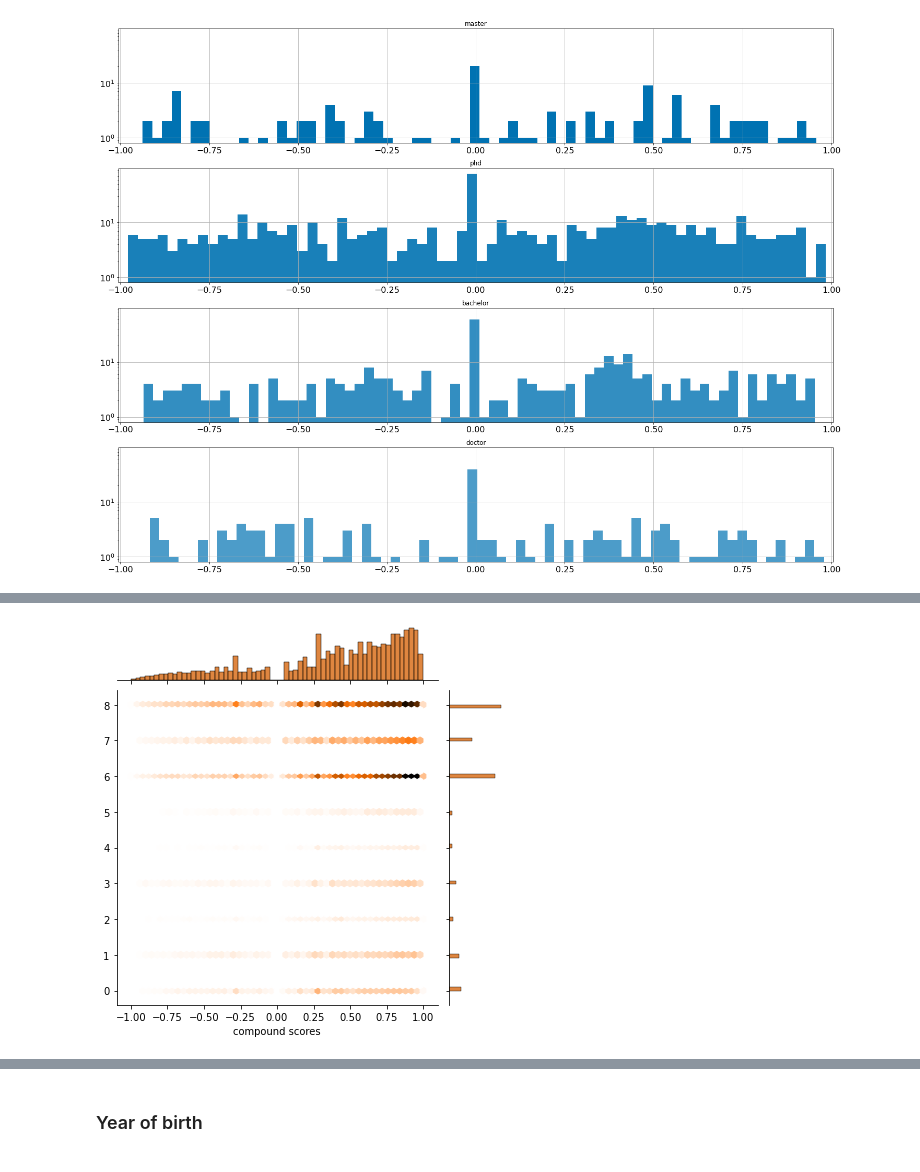
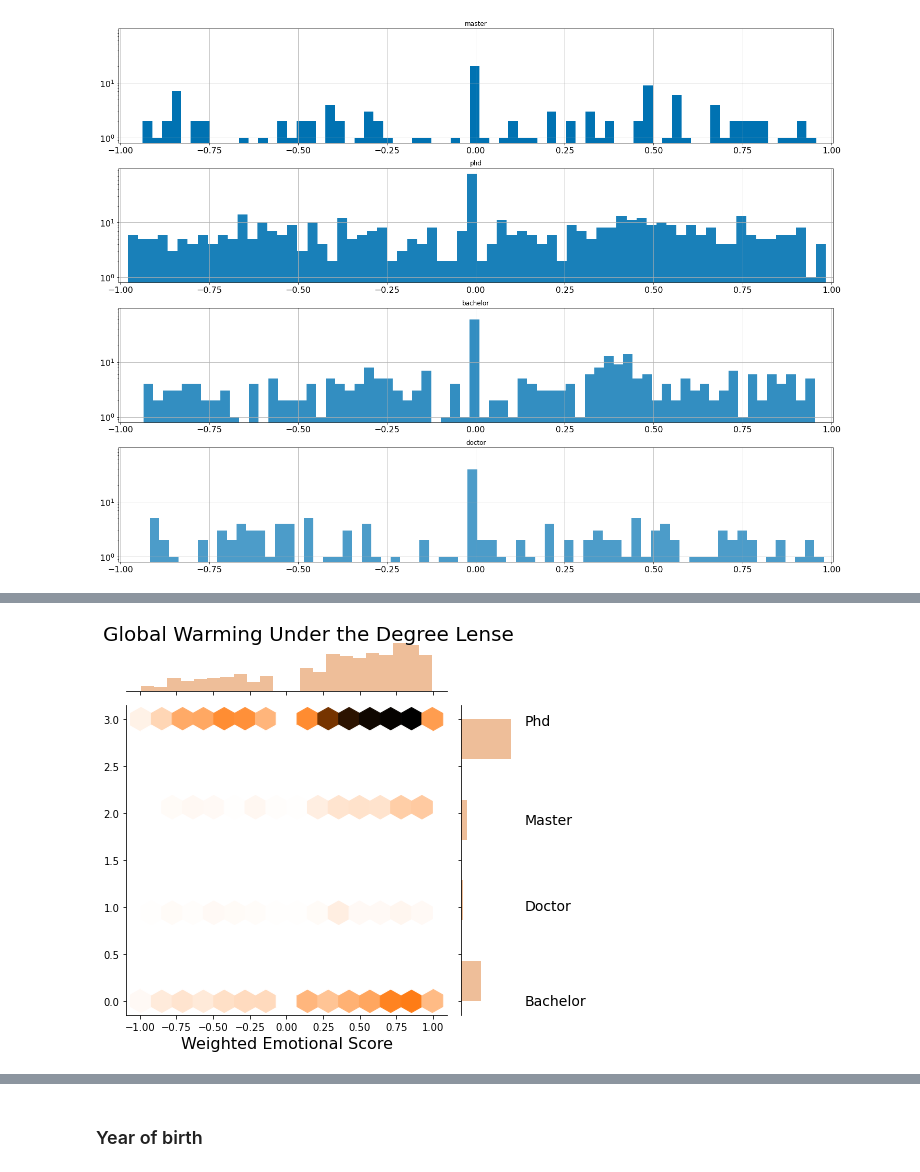
Before and after one commit to epfl-ada/ada-2021-project-272, a Jupyter notebook: Project.ipynb, the cells around one changed output, grey strips where cells are left out. Saved outputs shown, nothing was run; the diff lists cells and outputs as text; code cells hidden in the pictures.

```diff
--- a/Project.ipynb
+++ b/Project.ipynb
@@ -1408,11 +1339,26 @@ None
-# %%
-enc = LabelEncoder()
-enc.fit( gw_at_nat['nation'])
-rel_num= enc.transform( gw_at_nat[ (np.abs(gw_at_nat['compound scores'] ) >=0.05)]['nation'])
-
-
-sns.jointplot(gw_at_nat[np.abs(gw_at_nat['compound scores'] ) >=0.05]['compound scores'], rel_num, kind="hex", color = 'C2', alpha = 1)
-#plt.xlabel('Weighted Emotional Score')
-None
-# %% [output]
-[figure, removed]
+# %%
+# econode the degree attributes to numbers to be able to plot
+
+enc = LabelEncoder()
+enc.fit( gw_at_deg['degree'])
+degrees_num= enc.transform( gw_at_deg[np.abs(gw_at_deg['compound scores'] ) >=0.1]['degree'])
+
+g=sns.jointplot(gw_at_deg[np.abs(gw_at_deg['compound scores'] ) >=0.1]['compound scores'],degrees_num, kind="hex", color = 'C2')
+g.ax_joint.set_xlabel('Weighted Emotional Score', fontsize=16)
+
+# include the proper labels on the right of the graphs since jointplots do not allow us to change the ylabels
+g.fig.text( 1, 0.78,'Phd', fontsize=14)
+g.fig.text( 1, 0.55,'Master', fontsize=14)
+g.fig.text( 1, 0.35,'Doctor', fontsize=14)
+g.fig.text( 1, 0.13,'Bachelor', fontsize=14)
+
+g.fig.tight_layout()
+g.fig.suptitle('Global Warming Under the Degree Lens', y = 1.01,fontsize = 20)
+
+None
+
+# save
+g.savefig('Figures/gw_deg.jpeg', dpi = 200)
+g.savefig('Figures/gw_deg.pdf')
+# %% [output]
+[figure, added]
```
Also changed, not shown: parts of 60 cells of this notebook.
